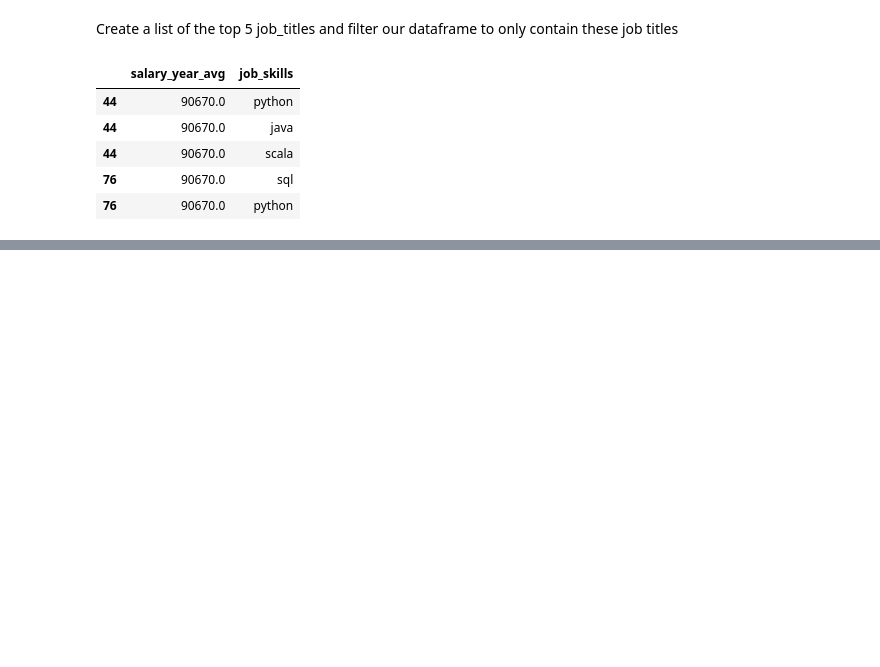
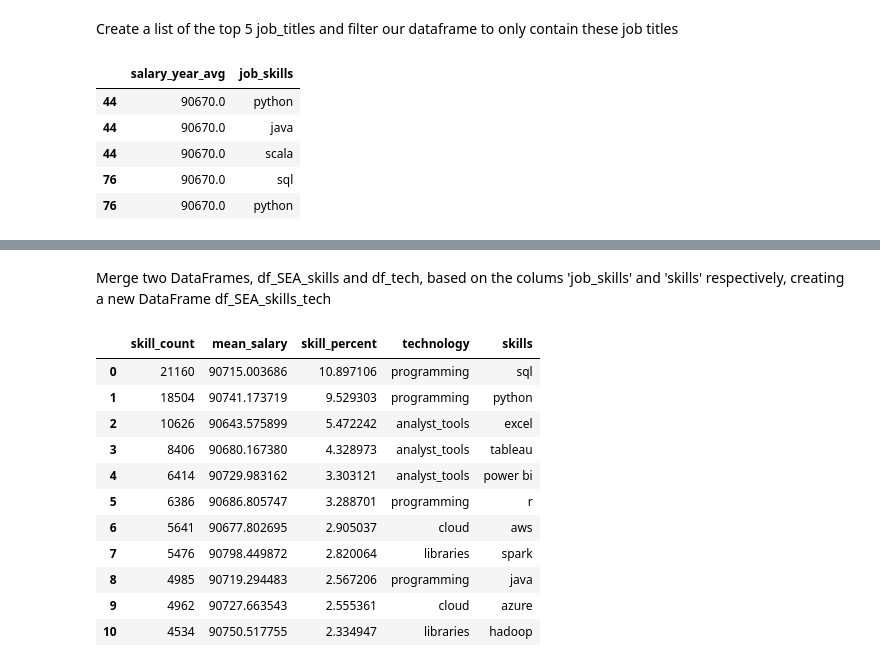
Before and after one commit to JohnnyQuant/Python_Data_Project, a Jupyter notebook: Project/5_Optimal_Skills.ipynb, the cells around one changed output, grey strips where cells are left out. Saved outputs shown, nothing was run; the diff lists cells and outputs as text; code cells hidden in the pictures; blank space fills up the shorter version.

```diff
--- a/Project/5_Optimal_Skills.ipynb
+++ b/Project/5_Optimal_Skills.ipynb
@@ -67,0 +155,25 @@ df_SEA_exploded[['salary_year_avg', 'job_skills']].head(5)
+# %%
+df_tech = df['job_type_skills'].copy()
+
+# Remove duplicates
+df_tech = df_tech.drop_duplicates()
+
+# Remove NaN values
+df_tech = df_tech.dropna()
+
+# Combine all dictionaries into open
+tech_dict = {}
+
+for row in df_tech:
+    row_dict = ast.literal_eval(row) # Convert string into dictionary
+    for key, value in row_dict.items():
+        if key in tech_dict:
+            tech_dict[key] += value # If key exists in tech_dict, add value to existing value
+        else:
+            tech_dict[key] = value
+
+# Reomve duplicates by converting values to set then back to list
+for key, value in tech_dict.items():
+    tech_dict[key] = list(set(value))
+
+tech_dict
@@ -67,0 +221,20 @@ df_SEA_exploded[['salary_year_avg', 'job_skills']].head(5)
+# %% [markdown]
+Merge two DataFrames, df_SEA_skills and df_tech, based on the colums 'job_skills' and 'skills' respectively, creating a new DataFrame df_SEA_skills_tech
+# %%
+# Merge df_SEA_skills and df_tech
+df_SEA_skills_tech = df_SEA_skills.merge(df_tech, left_on='job_skills', right_on='skills')
+
+df_SEA_skills_tech
+# %% [output]
+|  | skill_count | mean_salary | skill_percent | technology | skills |
+| 0 | 21160 | 90715.003686 | 10.897106 | programming | sql |
+| 1 | 18504 | 90741.173719 | 9.529303 | programming | python |
+| 2 | 10626 | 90643.575899 | 5.472242 | analyst_tools | excel |
+| 3 | 8406 | 90680.167380 | 4.328973 | analyst_tools | tableau |
+| 4 | 6414 | 90729.983162 | 3.303121 | analyst_tools | power bi |
+| 5 | 6386 | 90686.805747 | 3.288701 | programming | r |
+| 6 | 5641 | 90677.802695 | 2.905037 | cloud | aws |
+| 7 | 5476 | 90798.449872 | 2.820064 | libraries | spark |
+| 8 | 4985 | 90719.294483 | 2.567206 | programming | java |
+| 9 | 4962 | 90727.663543 | 2.555361 | cloud | azure |
+| 10 | 4534 | 90750.517755 | 2.334947 | libraries | hadoop |
```
Also changed, not shown: parts of 14 cells of this notebook, 1 other file.
